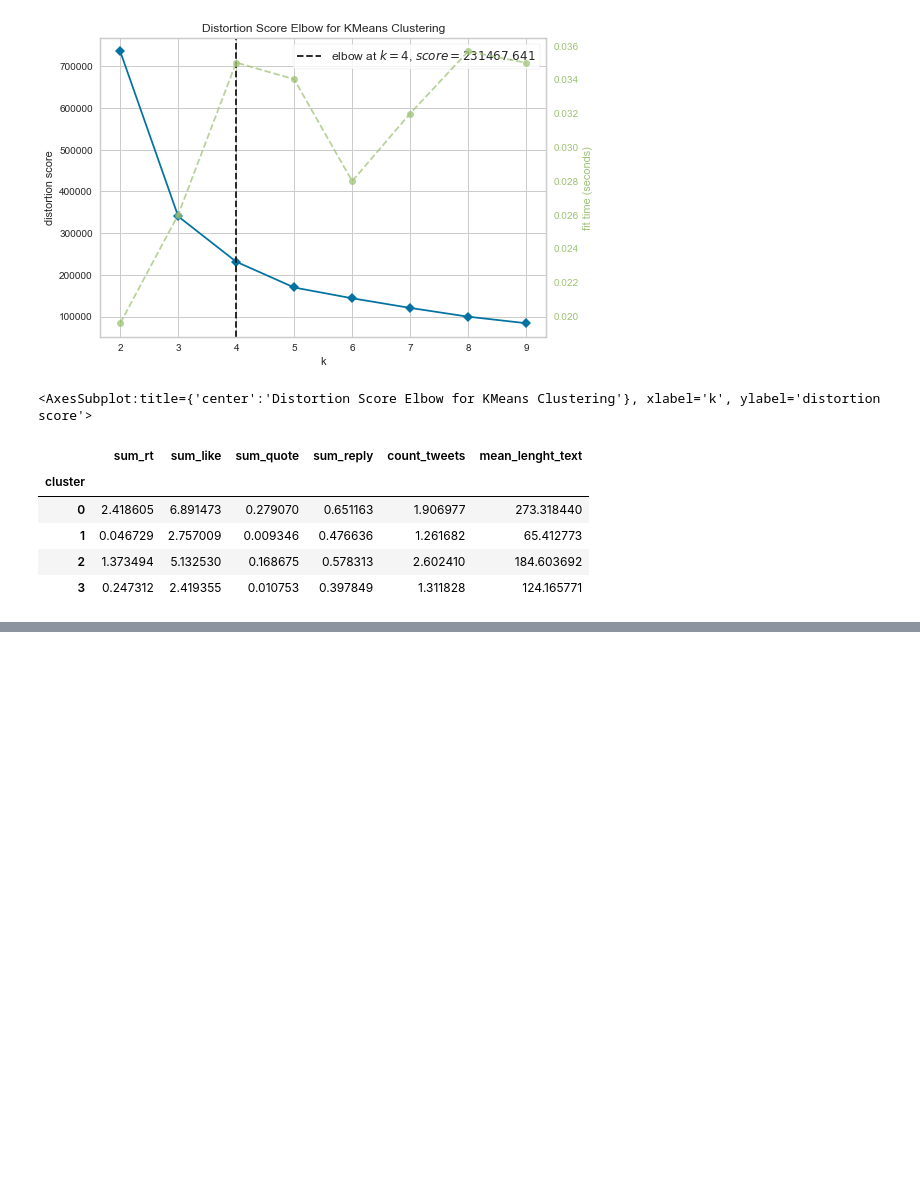
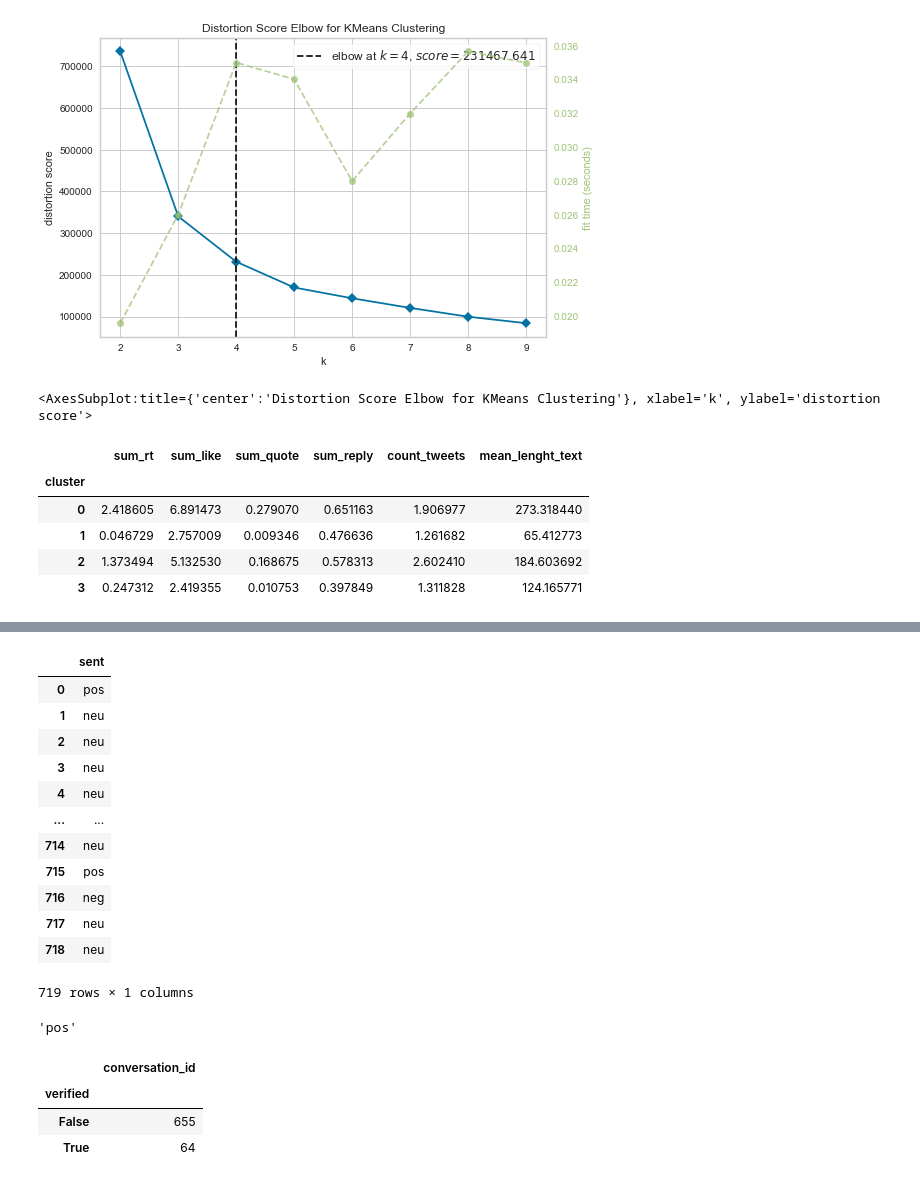
Before and after one commit to maydinn/stepstone_case, a Jupyter notebook: stepstone_mention.ipynb, the cells around one changed output, grey strips where cells are left out. Cells and saved outputs as stored; diff of their text form; code cells hidden in the pictures; blank space fills up the shorter version.

```diff
--- a/stepstone_mention.ipynb
+++ b/stepstone_mention.ipynb
@@ -770,0 +791,29 @@ df_c.groupby("cluster").mean()
+# %%
+df["sent"] = df.text.apply(lambda x: model.predict_sentiment([x]))
+df["sent"] = df.sent.apply(lambda x : str(x)[2:5])
+df[["sent"]]
+# %% [output]
+|  | sent |
+| 0 | pos |
+| 1 | neu |
+| 2 | neu |
+| 3 | neu |
+| 4 | neu |
+| ... | ... |
+| 714 | neu |
+| 715 | pos |
+| 716 | neg |
+| 717 | neu |
+| 718 | neu |
+719 rows × 1 columns
+# %%
+df["sent"][0]
+# %% [output]
+'pos'
+# %%
+df.groupby("verified").count()[["conversation_id"]]
+# %% [output]
+|  | conversation_id |
+| verified |  |
+| False | 655 |
+| True | 64 |
```
Also changed, not shown: parts of 1 cell of this notebook, 1 other file.
